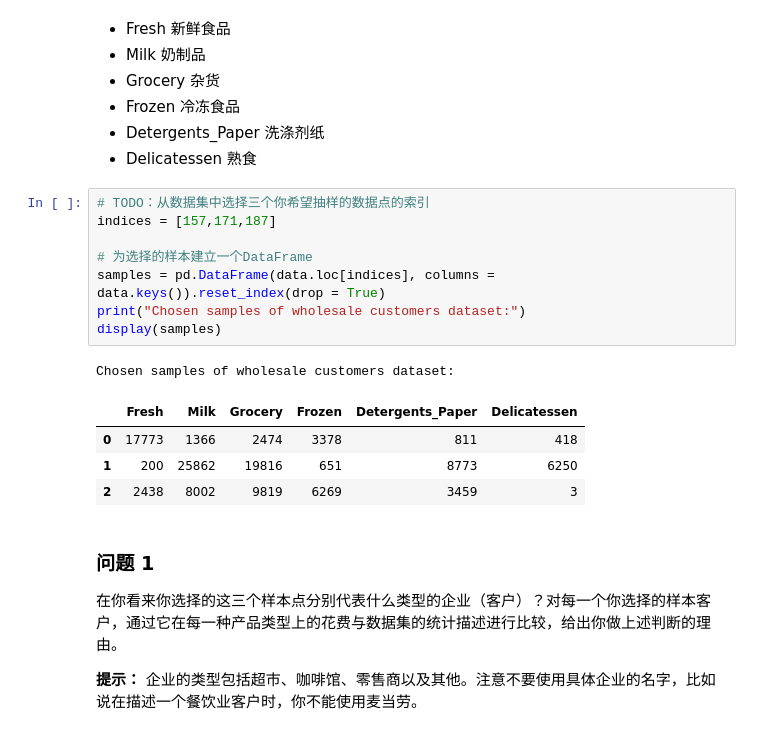
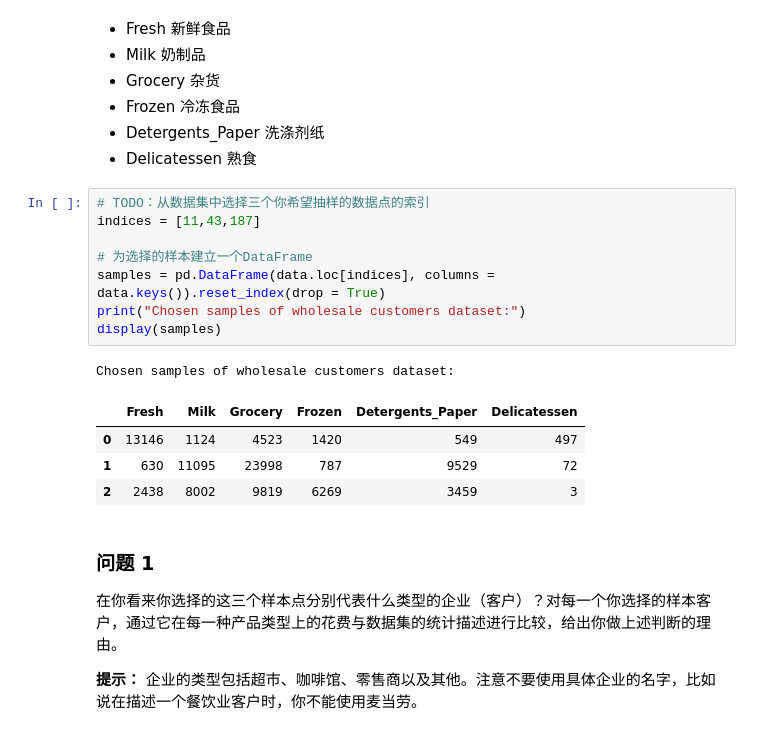
Before and after one commit to duzeng/MLND_CN_P3_Customer_Segments, a Jupyter notebook: customer_segments.ipynb, the cells around one changed output. Drawn from its saved outputs; the diff is of its cells as text.

```diff
--- a/customer_segments.ipynb
+++ b/customer_segments.ipynb
@@ -72,17 +72,17 @@ display(data.describe())
 + Delicatessen 熟食
 # %%
 # TODO：从数据集中选择三个你希望抽样的数据点的索引
-indices = [157,171,187]
+indices = [11,43,187]
 
 # 为选择的样本建立一个DataFrame
 samples = pd.DataFrame(data.loc[indices], columns = data.keys()).reset_index(drop = True)
 print("Chosen samples of wholesale customers dataset:")
 display(samples)
 # %% [output]
 Chosen samples of wholesale customers dataset:
 |  | Fresh | Milk | Grocery | Frozen | Detergents_Paper | Delicatessen |
-| 0 | 17773 | 1366 | 2474 | 3378 | 811 | 418 |
-| 1 | 200 | 25862 | 19816 | 651 | 8773 | 6250 |
+| 0 | 13146 | 1124 | 4523 | 1420 | 549 | 497 |
+| 1 | 630 | 11095 | 23998 | 787 | 9529 | 72 |
 | 2 | 2438 | 8002 | 9819 | 6269 | 3459 | 3 |
 # %% [markdown]
 ### 问题 1
```
Also changed, not shown: parts of 11 cells of this notebook.
